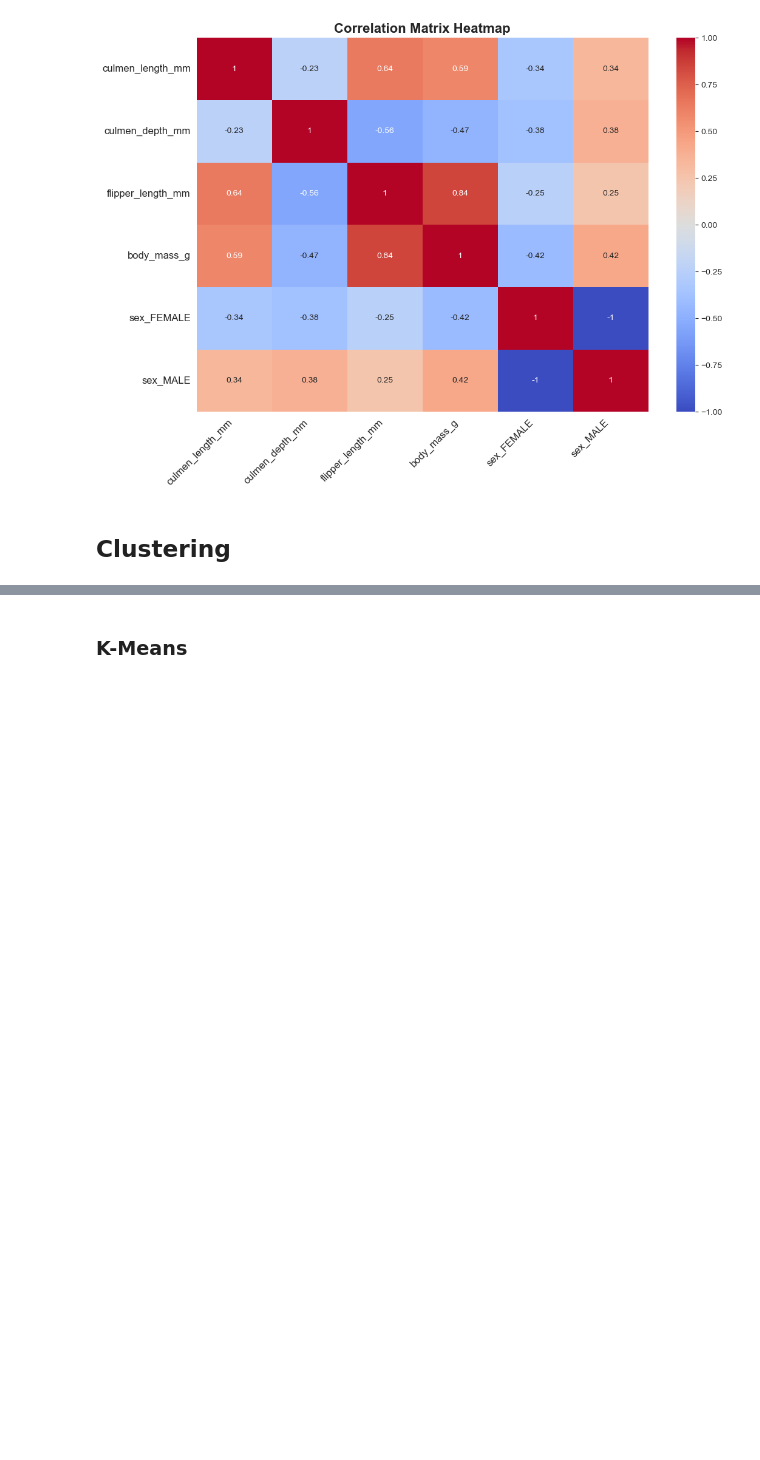
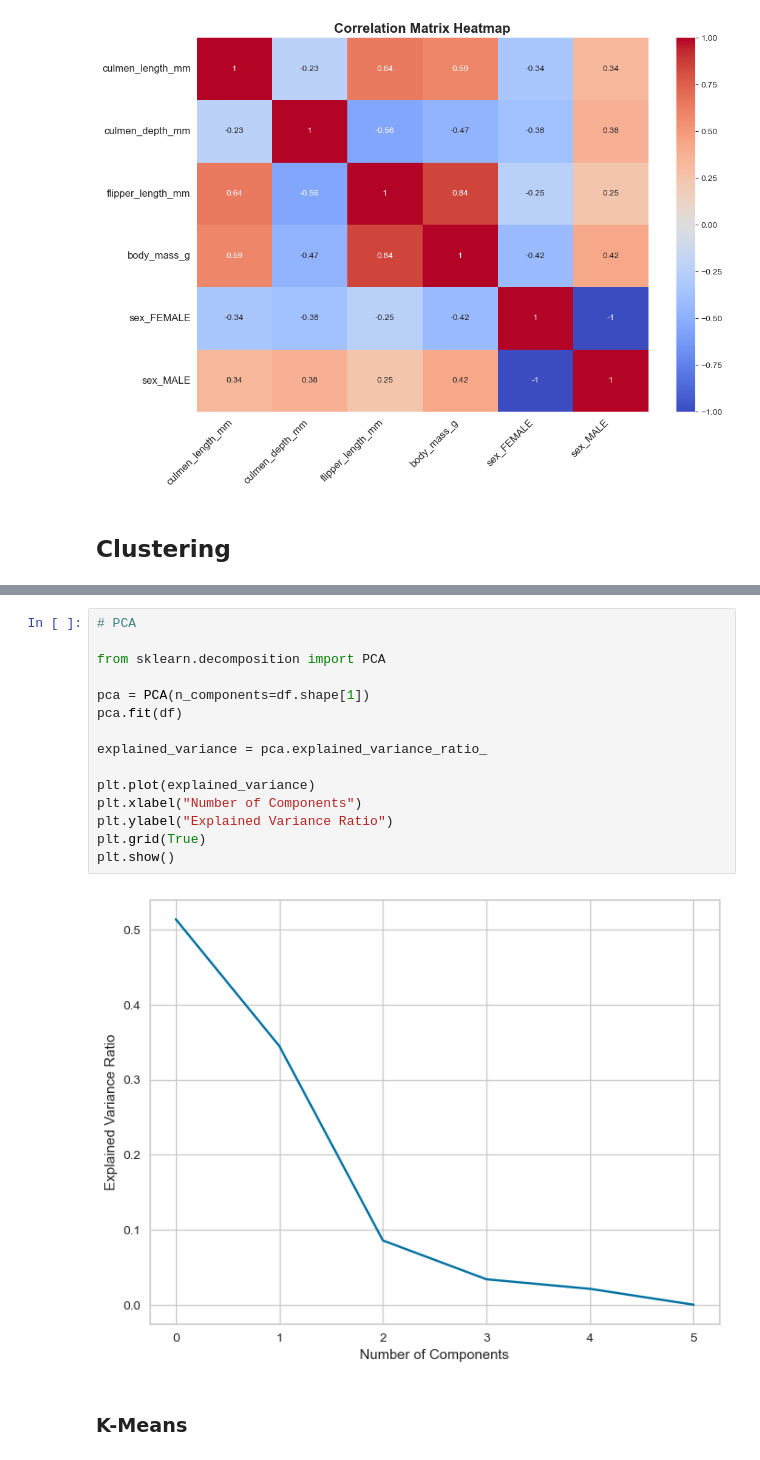
Before and after one commit to ayberkozcan/clustering-exercises, a Jupyter notebook: Analyzing Penguin Species/clustering_penguins.ipynb, the cells around one changed output, grey strips where cells are left out. Saved outputs shown, nothing was run; the diff lists cells and outputs as text; blank space fills up the shorter version.

```diff
--- a/Analyzing Penguin Species/clustering_penguins.ipynb
+++ b/Analyzing Penguin Species/clustering_penguins.ipynb
@@ -214,3 +240,20 @@ plt.show()
+# %%
+# PCA
+
+from sklearn.decomposition import PCA
+
+pca = PCA(n_components=df.shape[1])
+pca.fit(df)
+
+explained_variance = pca.explained_variance_ratio_
+
+plt.plot(explained_variance)
+plt.xlabel("Number of Components")
+plt.ylabel("Explained Variance Ratio")
+plt.grid(True)
+plt.show()
+# %% [output]
+[figure, added]
 # %% [markdown]
 ### K-Means
 # %%
```
Also changed, not shown: parts of 15 cells of this notebook.
